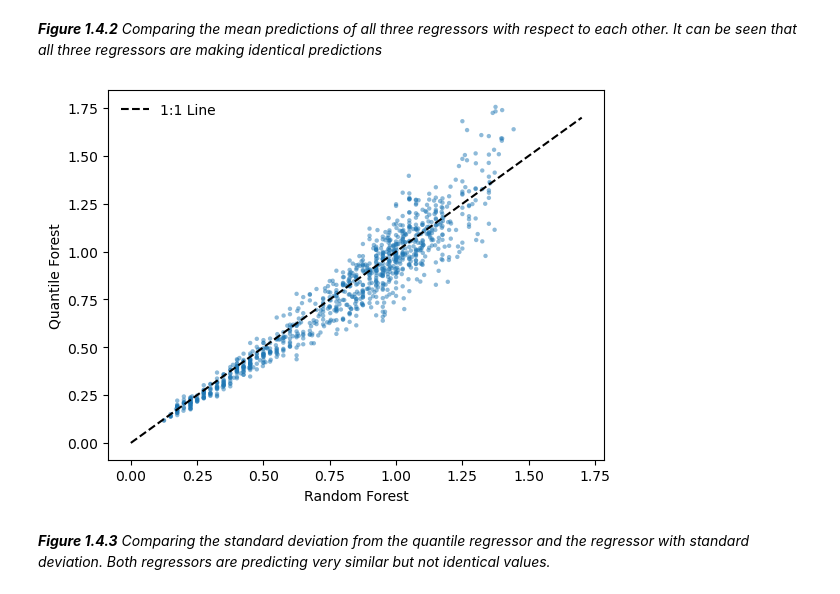
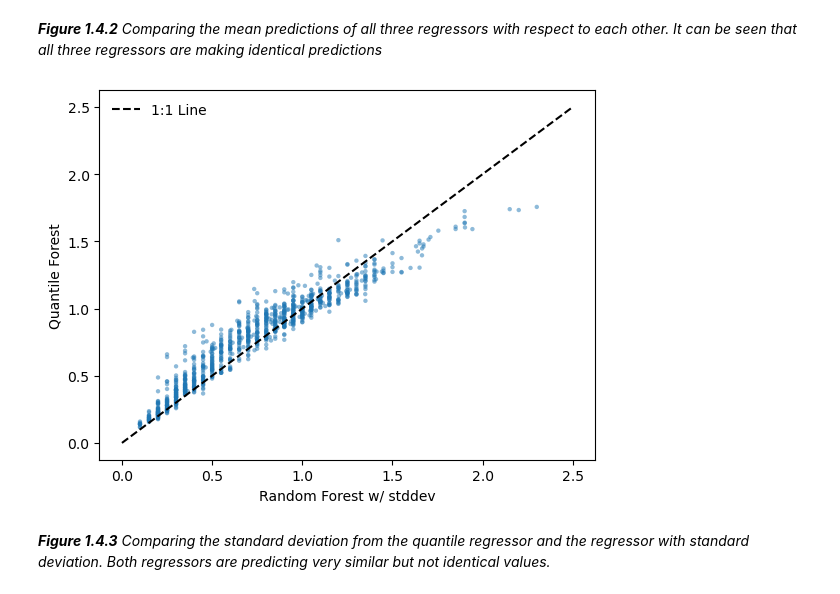
Before and after one commit to watermelonxx/WorkTerm-Winter2023, a Jupyter notebook: ModelingUncertainty/ModelingUncertainty.ipynb, the cells around one changed output. Saved outputs shown, nothing was run; the diff lists cells and outputs as text; code cells hidden in the pictures.

```diff
--- a/ModelingUncertainty/ModelingUncertainty.ipynb
+++ b/ModelingUncertainty/ModelingUncertainty.ipynb
@@ -320,14 +315,14 @@ _**Figure 1.4.2** Comparing the mean predictions of all three regressors with re
 # %%
 plt.scatter(np.divide(valbiomeDictLAI[biome]['rfqr']['stddev_1000'], scaling), np.divide(valbiomeDictLAI[biome]['rfstddev']['stddev_1000'], scaling), s=10, alpha=0.5, edgecolors='none')
 
-plt.plot([0, 1.7], [0, 1.7], 'k--', label='1:1 Line')
-plt.xlabel("Random Forest")
+plt.plot([0, 2.5], [0, 2.5], 'k--', label='1:1 Line')
+plt.xlabel("Random Forest w/ stddev")
 plt.ylabel("Quantile Forest")
 # plt.title('Random Forest')
 plt.legend(frameon=0)
 plt.show()
 # %% [output]
-[figure, old version]
+[figure, new version]
 # %% [markdown]
 _**Figure 1.4.3** Comparing the standard deviation from the quantile regressor and the regressor with standard deviation. Both regressors are predicting very similar but not identical values._
 # %% [markdown]
```
Also changed, not shown: parts of 20 cells of this notebook.
